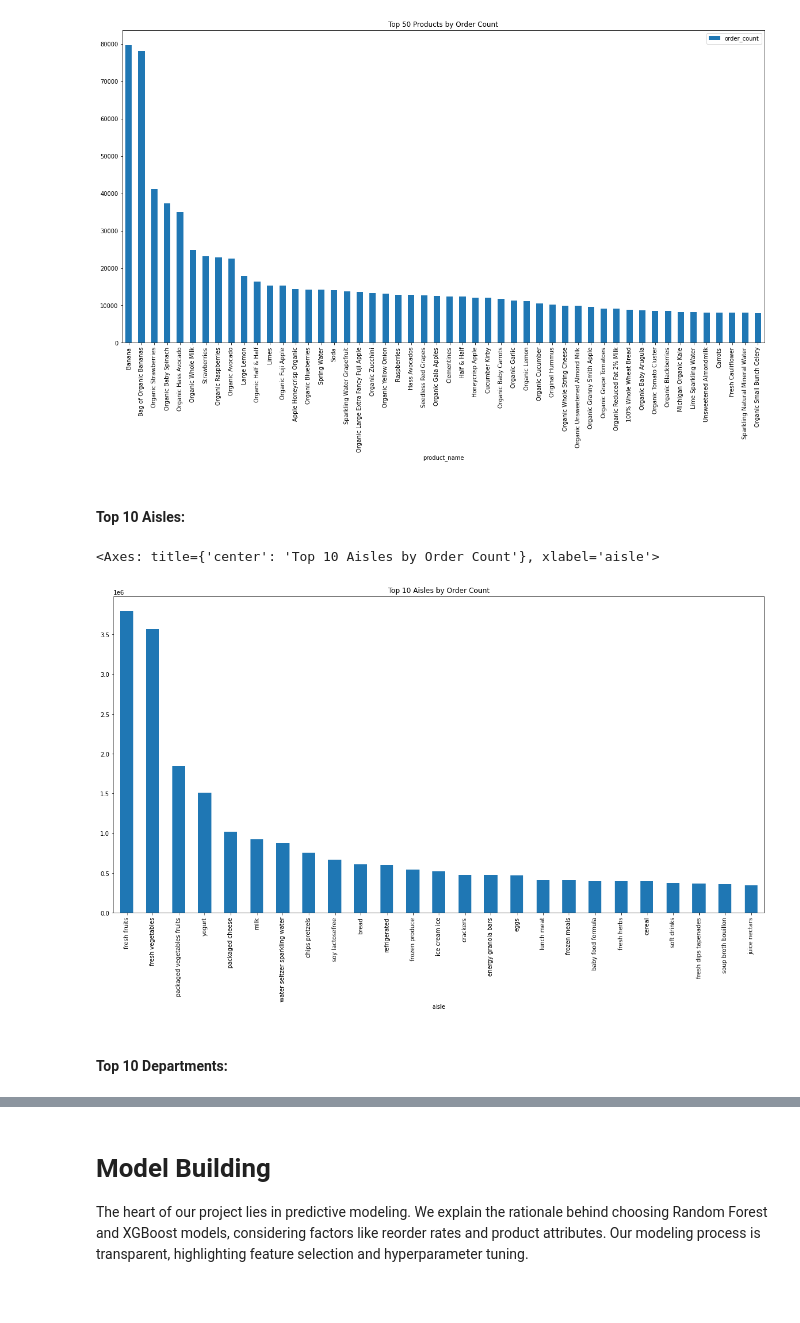
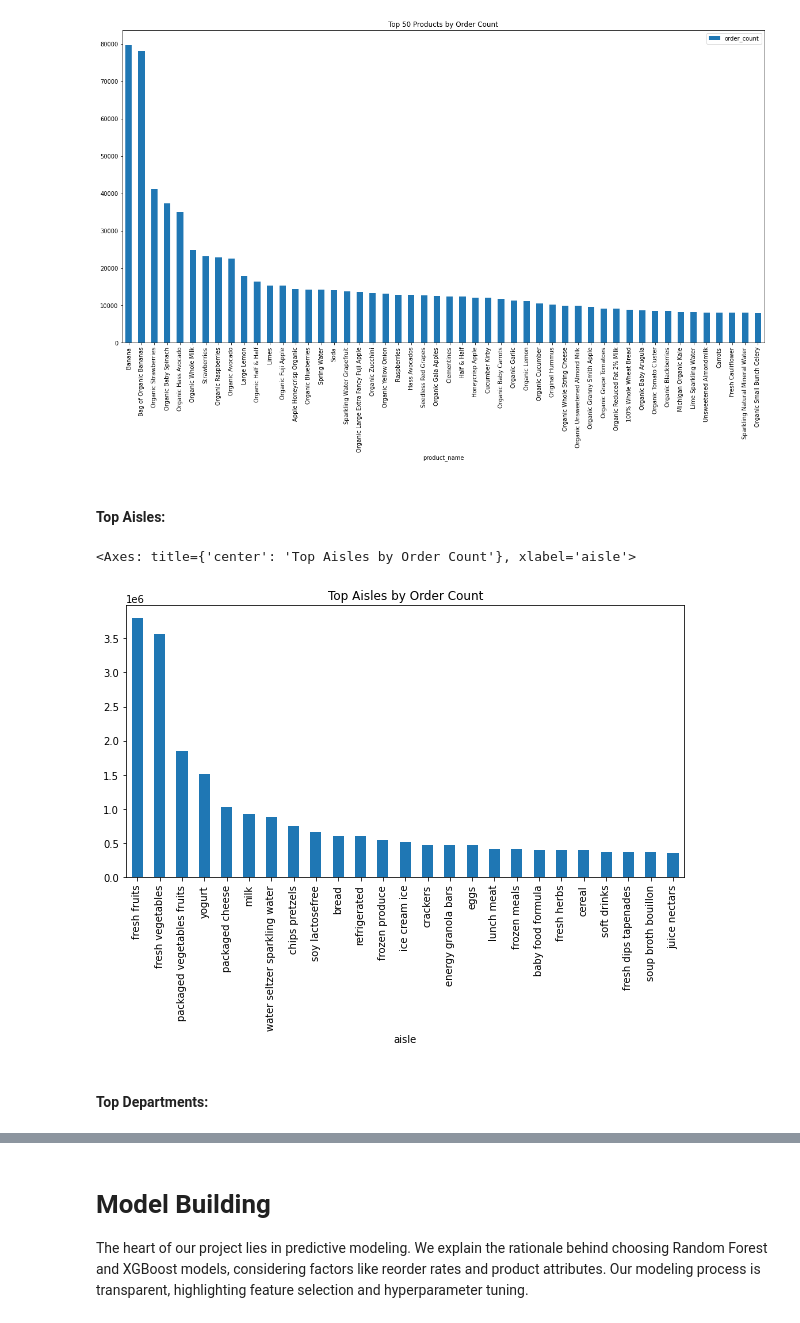
Before and after one commit to cur8tor/tmartzDS, a Jupyter notebook: milestone3.ipynb, the cells around one changed output, grey strips where cells are left out. Saved outputs shown, nothing was run; the diff lists cells and outputs as text; code cells hidden in the pictures.

```diff
--- a/milestone3.ipynb
+++ b/milestone3.ipynb
@@ -119,14 +129,14 @@ df.head(50).plot.bar(x='product_name', y='order_count', figsize=(20,10), title='
 <Axes: title={'center': 'Top 50 Products by Order Count'}, xlabel='product_name'>
 [figure]
 # %% [markdown]
-#### Top 10 Aisles:
+#### Top Aisles:
 # %%
-# Plot top 10 Aisles by Order Count
+# Plot top Aisles by Order Count
 df = pd.read_csv('/Users/tannermartz/Documents/GitHub/tmartzDS/Output/AislesNew.csv')
-df.groupby('aisle')['order_count'].sum().sort_values(ascending=False)[:25].plot.bar(figsize=(20,10), title='Top 10 Aisles by Order Count')
+df.groupby('aisle')['order_count'].sum().sort_values(ascending=False)[:25].plot.bar(figsize=(10,5), title='Top Aisles by Order Count')
 # %% [output]
-<Axes: title={'center': 'Top 10 Aisles by Order Count'}, xlabel='aisle'>
+<Axes: title={'center': 'Top Aisles by Order Count'}, xlabel='aisle'>
-[figure, old version]
+[figure, new version]
 # %% [markdown]
-#### Top 10 Departments:
+#### Top Departments:
 # %%
```
Also changed, not shown: parts of 9 cells of this notebook, 1 other file.
